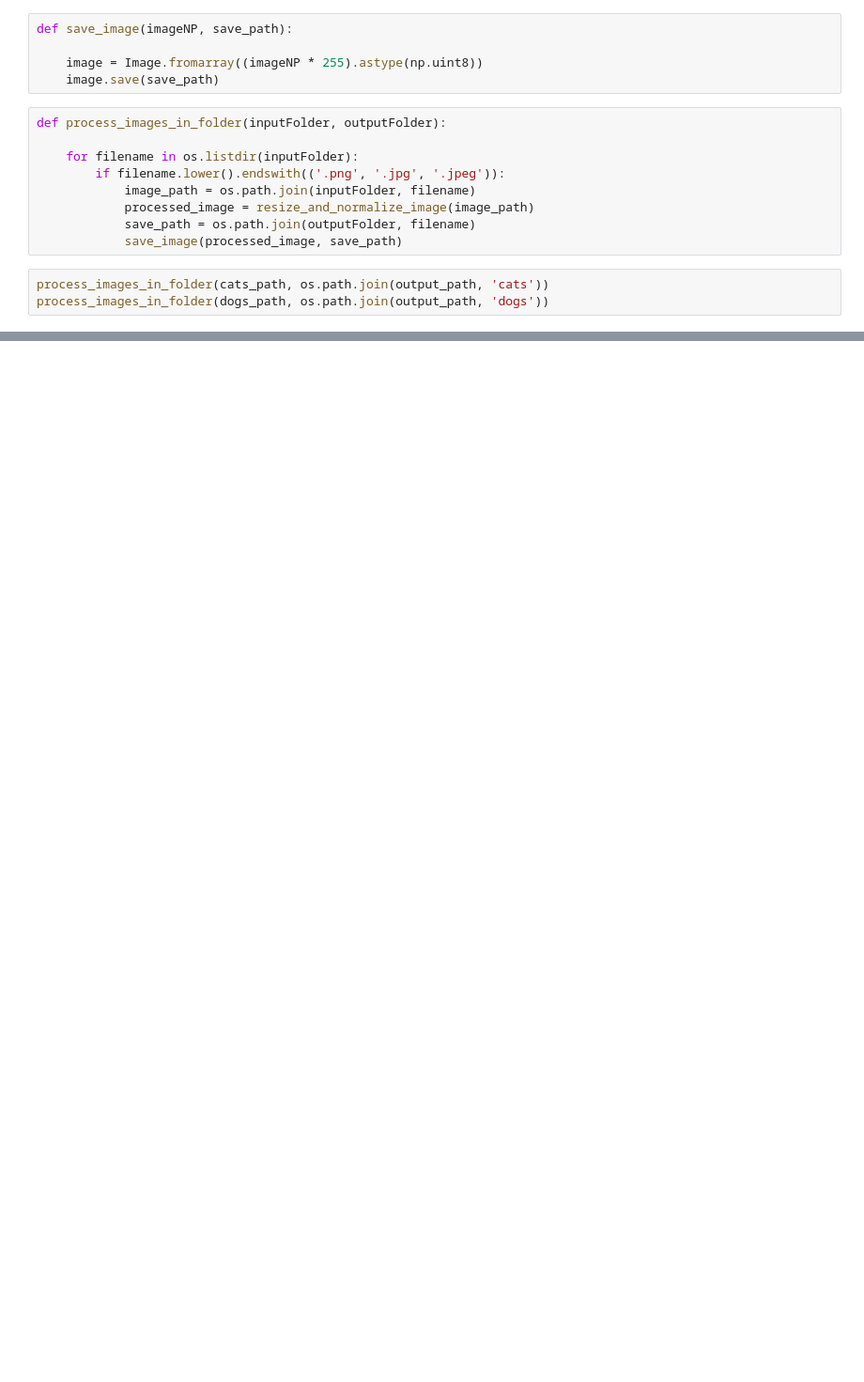
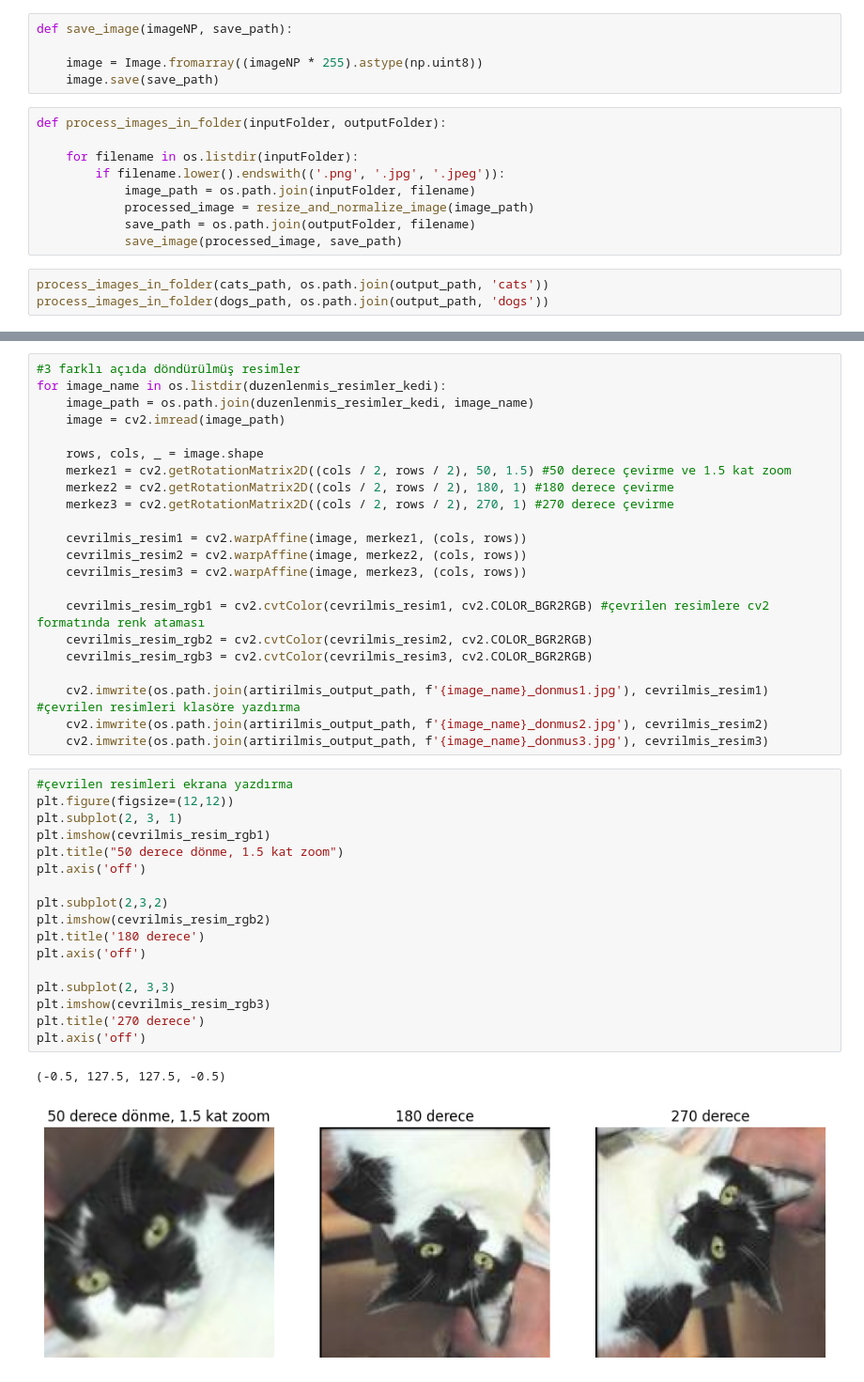
Before and after one commit to azsaritas/DeusAI_ImagePreprocessing, a Jupyter notebook: ImagePreprocessing.ipynb, the cells around one changed output, grey strips where cells are left out. Shown at 94% size. Saved outputs shown, nothing was run; the diff lists cells and outputs as text; blank space fills up the shorter version.

```diff
--- a/ImagePreprocessing.ipynb
+++ b/ImagePreprocessing.ipynb
@@ -45,0 +88,42 @@ process_images_in_folder(dogs_path, os.path.join(output_path, 'dogs'))
+# %%
+#3 farklı açıda döndürülmüş resimler
+for image_name in os.listdir(duzenlenmis_resimler_kedi):
+    image_path = os.path.join(duzenlenmis_resimler_kedi, image_name)
+    image = cv2.imread(image_path)
+
+    rows, cols, _ = image.shape
+    merkez1 = cv2.getRotationMatrix2D((cols / 2, rows / 2), 50, 1.5) #50 derece çevirme ve 1.5 kat zoom
+    merkez2 = cv2.getRotationMatrix2D((cols / 2, rows / 2), 180, 1) #180 derece çevirme
+    merkez3 = cv2.getRotationMatrix2D((cols / 2, rows / 2), 270, 1) #270 derece çevirme
+
+    cevrilmis_resim1 = cv2.warpAffine(image, merkez1, (cols, rows))
+    cevrilmis_resim2 = cv2.warpAffine(image, merkez2, (cols, rows))
+    cevrilmis_resim3 = cv2.warpAffine(image, merkez3, (cols, rows))
+
+    cevrilmis_resim_rgb1 = cv2.cvtColor(cevrilmis_resim1, cv2.COLOR_BGR2RGB) #çevrilen resimlere cv2 formatında renk ataması
+    cevrilmis_resim_rgb2 = cv2.cvtColor(cevrilmis_resim2, cv2.COLOR_BGR2RGB)
+    cevrilmis_resim_rgb3 = cv2.cvtColor(cevrilmis_resim3, cv2.COLOR_BGR2RGB)
+
+    cv2.imwrite(os.path.join(artirilmis_output_path, f'{image_name}_donmus1.jpg'), cevrilmis_resim1) #çevrilen resimleri klasöre yazdırma
+    cv2.imwrite(os.path.join(artirilmis_output_path, f'{image_name}_donmus2.jpg'), cevrilmis_resim2)
+    cv2.imwrite(os.path.join(artirilmis_output_path, f'{image_name}_donmus3.jpg'), cevrilmis_resim3)
+# %%
+#çevrilen resimleri ekrana yazdırma
+plt.figure(figsize=(12,12))
+plt.subplot(2, 3, 1)
+plt.imshow(cevrilmis_resim_rgb1)
+plt.title("50 derece dönme, 1.5 kat zoom")
+plt.axis('off')
+
+plt.subplot(2,3,2)
+plt.imshow(cevrilmis_resim_rgb2)
+plt.title('180 derece')
+plt.axis('off')
+
+plt.subplot(2, 3,3)
+plt.imshow(cevrilmis_resim_rgb3)
+plt.title('270 derece')
+plt.axis('off')
+# %% [output]
+(-0.5, 127.5, 127.5, -0.5)
+[figure, added]
```
Also changed, not shown: parts of 15 cells of this notebook.
